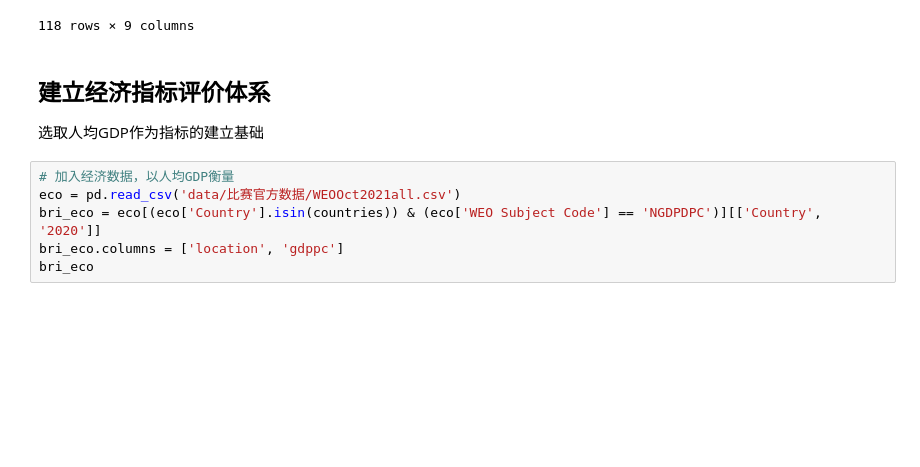
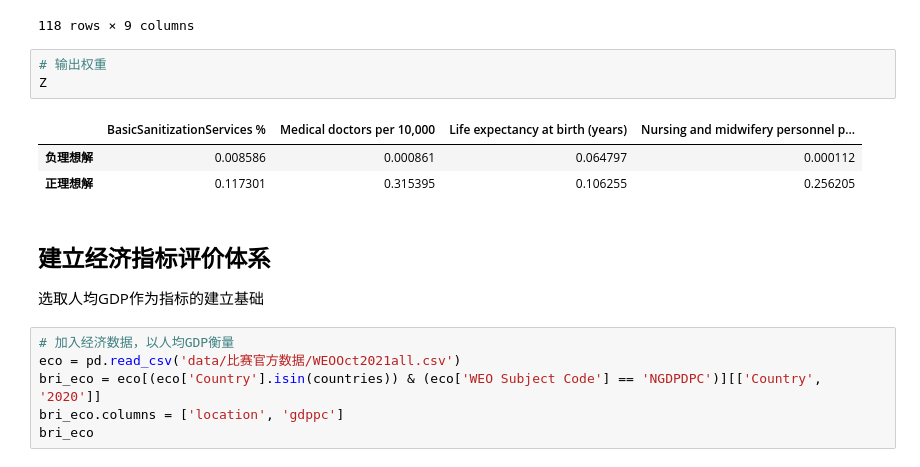
Before and after one commit to AStogov/eac_bridge, a Jupyter notebook: 一带一路国家经济与医疗水平综合分类分析.ipynb, the cells around one changed output. Cells and saved outputs as stored; diff of their text form; blank space fills up the shorter version.

```diff
--- a/一带一路国家经济与医疗水平综合分类分析.ipynb
+++ b/一带一路国家经济与医疗水平综合分类分析.ipynb
@@ -192,6 +192,13 @@ res
 | 116 | Zambia | 0.030932 | 0.044452 | 0.079736 | 0.025736 | ... |
 | 117 | Zimbabwe | 0.042486 | 0.007864 | 0.077476 | 0.037219 | ... |
 118 rows × 9 columns
+# %%
+# 输出权重
+Z
+# %% [output]
+|  | BasicSanitizationServices % | Medical doctors per 10,000 | Life expectancy at birth (years) | Nursing and midwifery personnel p... |
+| 负理想解 | 0.008586 | 0.000861 | 0.064797 | 0.000112 |
+| 正理想解 | 0.117301 | 0.315395 | 0.106255 | 0.256205 |
 # %% [markdown]
 ## 建立经济指标评价体系
 
```
Also changed, not shown: parts of 7 cells of this notebook, 1 other file.
